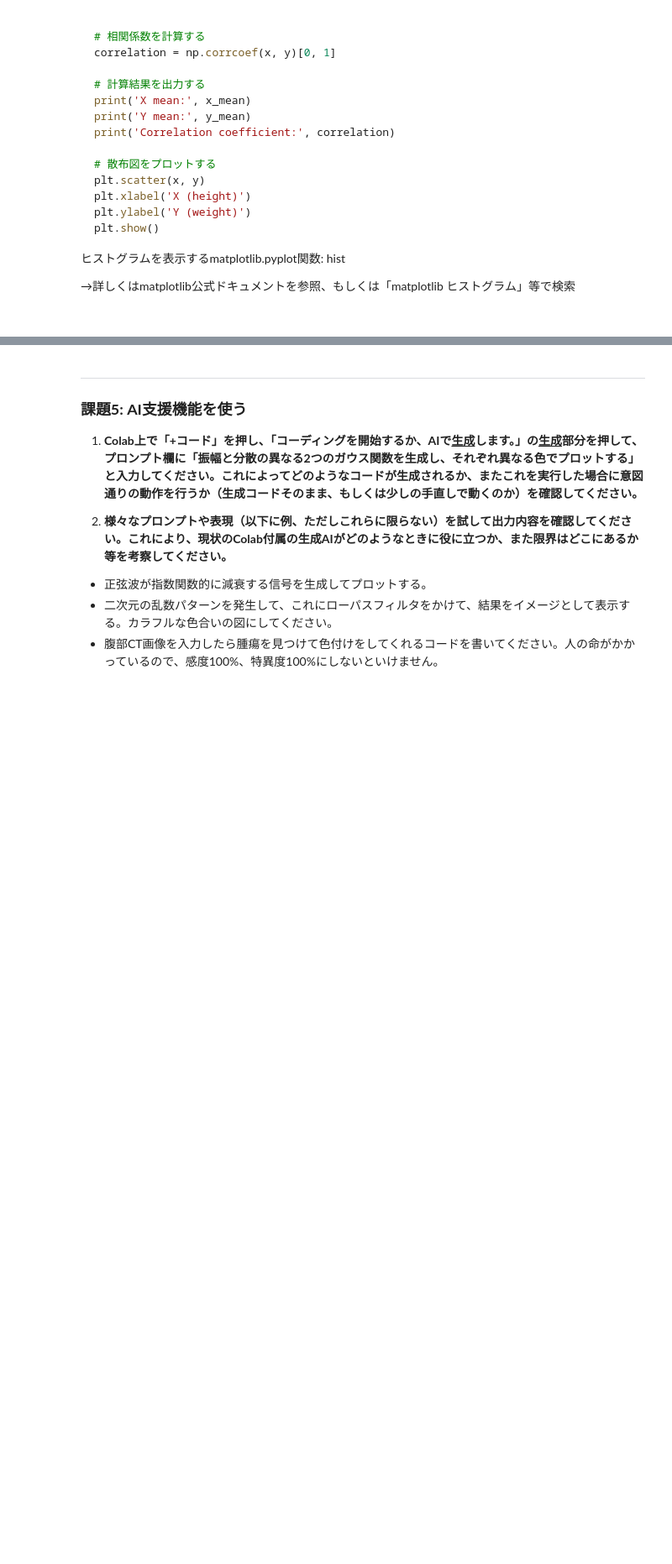
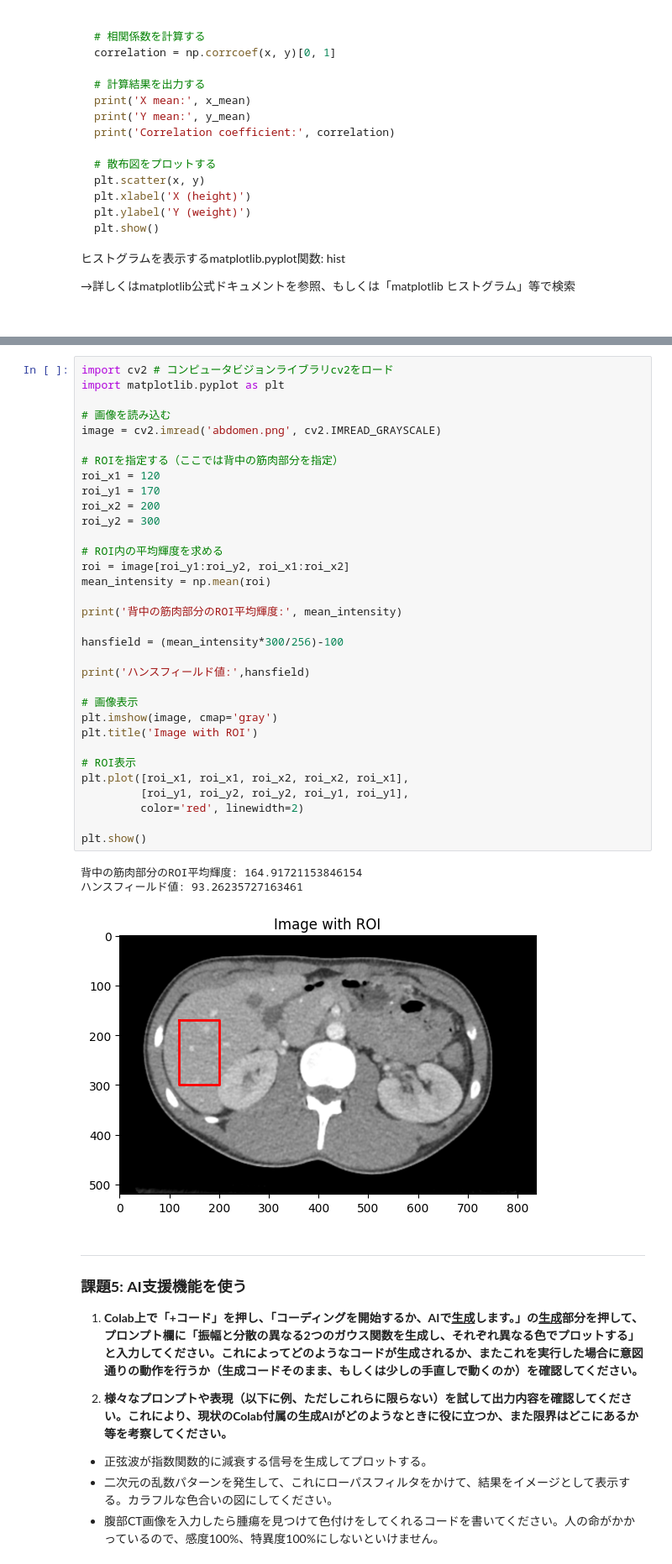
Before and after one commit to boxed-mikann/google_colab_ipynb, a Jupyter notebook: BPEexercisesA2025_1.ipynb, the cells around one changed output, grey strips where cells are left out. Shown at 84% size. Cells and saved outputs as stored; diff of their text form; blank space fills up the shorter version.

```diff
--- a/BPEexercisesA2025_1.ipynb
+++ b/BPEexercisesA2025_1.ipynb
@@ -409,3 +472,40 @@ plt.show()
+# %%
+import cv2 # コンピュータビジョンライブラリcv2をロード
+import matplotlib.pyplot as plt
+
+# 画像を読み込む
+image = cv2.imread('abdomen.png', cv2.IMREAD_GRAYSCALE)
+
+# ROIを指定する（ここでは背中の筋肉部分を指定）
+roi_x1 = 120
+roi_y1 = 170
+roi_x2 = 200
+roi_y2 = 300
+
+# ROI内の平均輝度を求める
+roi = image[roi_y1:roi_y2, roi_x1:roi_x2]
+mean_intensity = np.mean(roi)
+
+print('背中の筋肉部分のROI平均輝度:', mean_intensity)
+
+hansfield = (mean_intensity*300/256)-100
+
+print('ハンスフィールド値:',hansfield)
+
+# 画像表示
+plt.imshow(image, cmap='gray')
+plt.title('Image with ROI')
+
+# ROI表示
+plt.plot([roi_x1, roi_x1, roi_x2, roi_x2, roi_x1],
+         [roi_y1, roi_y2, roi_y2, roi_y1, roi_y1],
+         color='red', linewidth=2)
+
+plt.show()
+# %% [output]
+背中の筋肉部分のROI平均輝度: 164.91721153846154
+ハンスフィールド値: 93.26235727163461
+[figure, added]
 # %% [markdown]
 
 
```
Also changed, not shown: parts of 4 cells of this notebook.
